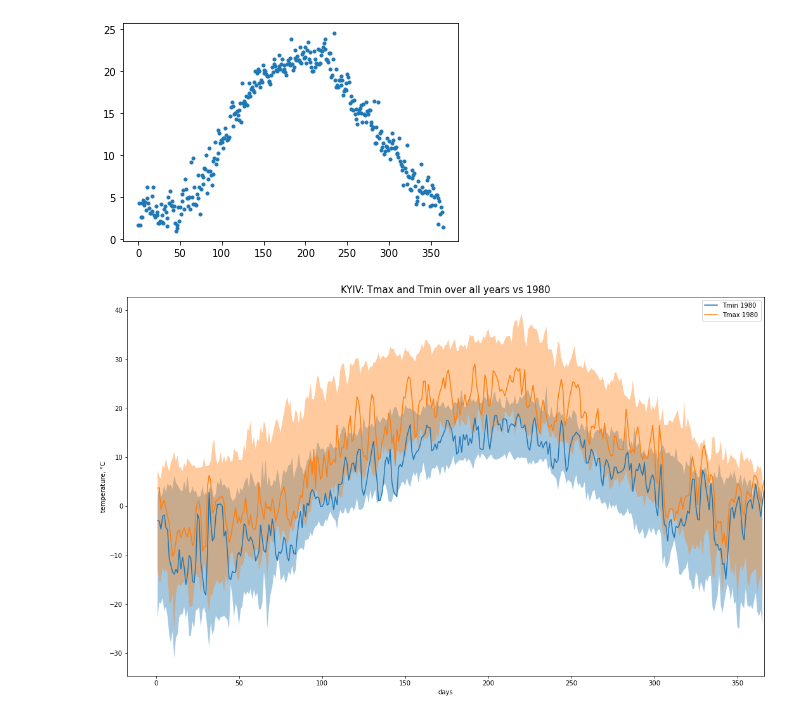
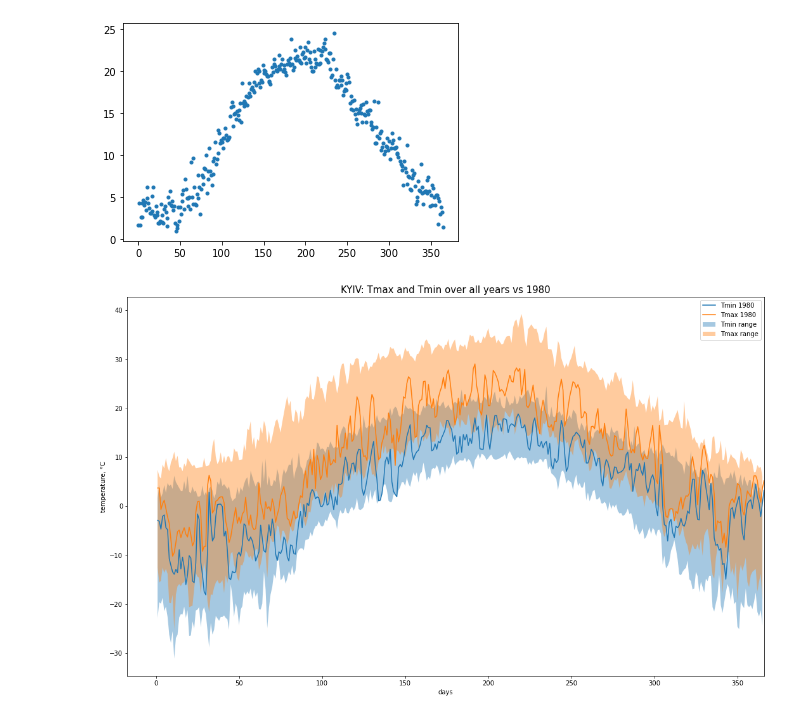
Before and after one commit to andr-nau/weather_history, a Jupyter notebook: weather_project.ipynb, the cells around one changed output. Cells and saved outputs as stored; diff of their text form; code cells hidden in the pictures.

```diff
--- a/weather_project.ipynb
+++ b/weather_project.ipynb
@@ -186,19 +233,19 @@ pp.plot(kyiv_tmin_recordmax,'.')
 # %%
 pp.figure(figsize=(18,11))
 
 days = np.arange(1,366)
 days1 = np.arange(1,367)
 pp.fill_between(days,np.min(kyiv_tmin_all,axis=0),np.max(kyiv_tmin_all,axis=0),alpha=0.4)
+pp.fill_between(days,np.min(kyiv_tmax_all,axis=0),np.max(kyiv_tmax_all,axis=0),alpha=0.4)
+
 pp.plot(days1, selectyear(kyiv_tmin_filled,1980))
-
-pp.fill_between(days,np.min(kyiv_tmax_all,axis=0),np.max(kyiv_tmax_all,axis=0),alpha=0.4)
 pp.plot(days1, selectyear(kyiv_tmax_filled,1980))
 
 pp.axis(xmax=366)
 pp.xlabel('days')
 pp.ylabel('temperature, °C')
 pp.title('KYIV: Tmax and Tmin over all years vs 1980', fontsize=15)
-pp.legend(['Tmin 1980','Tmax 1980'])
+pp.legend(['Tmin 1980','Tmax 1980','Tmin range','Tmax range'])
 pp.show()
 # %% [output]
-[figure, old version]
+[figure, new version]
```
Also changed, not shown: parts of 7 cells of this notebook, 1 other file.
